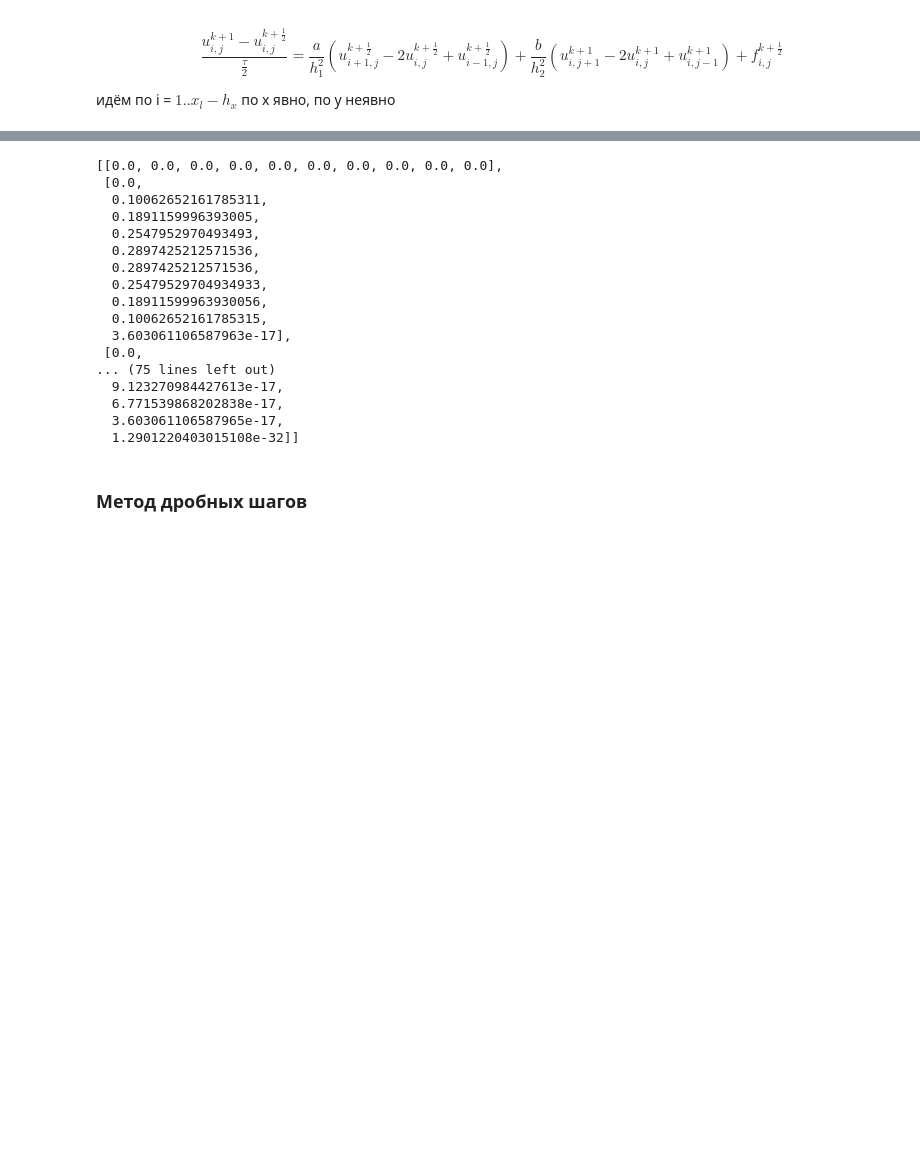
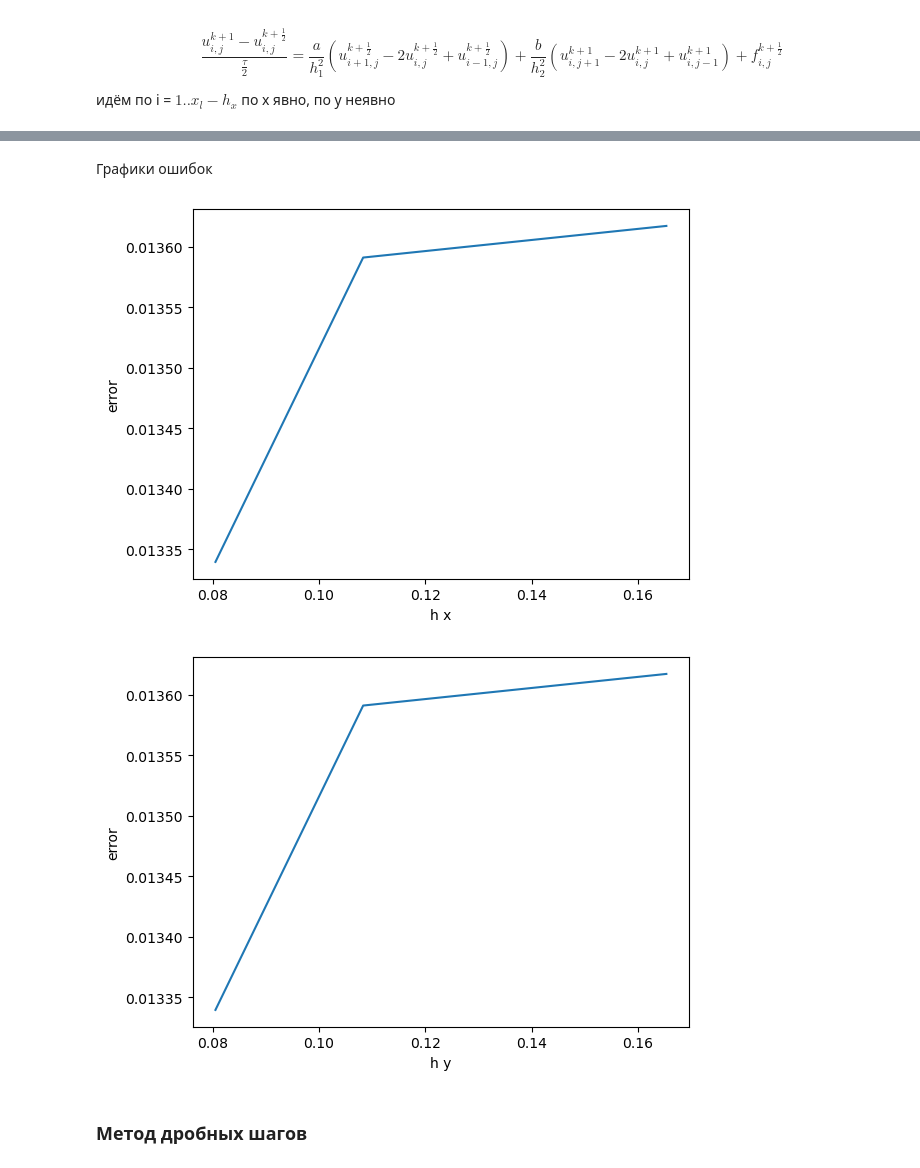
Before and after one commit to JRTitor/Numer2, a Jupyter notebook: lab4.ipynb, the cells around one changed output, grey strips where cells are left out. Saved outputs shown, nothing was run; the diff lists cells and outputs as text; code cells hidden in the pictures; blank space fills up the shorter version.

```diff
--- a/lab4.ipynb
+++ b/lab4.ipynb
@@ -73,28 +64,25 @@ def plot_graphs(new_X:list, new_T:list, found_U:list, U_true:list, s:str='') ->
 # %%
-'''
-I must fix dims HERE
-'''
-
 def local_error (U_my:list, U_true:list) -> float:
     return sum([(a - b) ** 2 for a, b in zip(U_my, U_true)]) / len(U_my)
 
-def get_error_array_with_h(N:list, x_left:float, x_right:float, y_left:float, y_right:float, a:float, b:float, c:float, d:float,
-                           find_u:typing.Callable, eps:float=0.1, omega:float=-10)  -> (list, list): # H, error
+def get_error_array_with_h(N:list, x_left:float, x_right:float, y_left:float, y_right:float, a:float, b:float,
+                           mu:float, find_u:typing.Callable,t_end:float=1)  -> (list, list): # H, error
 
 
     H_x = [x_right/(n - 1) for n in N]
     H_y = [y_right/(n - 1) for n in N]
-    ERROR = []
+    ERROR_X = []
+    ERROR_Y = []
     for n in N:
-        if omega == -10:
-            XX, YY, UU = find_u(x_left, x_right, y_left, y_right, a, b, c, d, eps=eps, n_x=n, n_y=n)
-        else:
-            XX, YY, UU = find_u(x_left, x_right, y_left, y_right, a, b, c, d=0, eps=eps, n_x=n, n_y=n, omega=omega)
-        U_true = real_U(XX, YY)
-        t = len(YY) // 2
-        ERROR.append(local_error(UU[t], U_true[t]))
+        XX, YY, TT, UU = find_u(x_left, x_right, y_left, y_right, a, b, mu, n_x=n, n_y=n, t_end=t_end)
+        U_true = real_U(XX, YY, TT)
+        t = len(TT) // 2
+        y = len(YY) // 2
+        x = len(XX) // 2
+        ERROR_X.append(local_error(UU[t][y], U_true[t][y]))
+        ERROR_Y.append(local_error(UU[t][:][x], U_true[t][:][x]))
 
-    return H_x, H_y ,ERROR
+    return H_x, H_y, ERROR_X, ERROR_Y
 # %%
 def h_error_plot(H:list, ERROR:list, s:str=' x') -> None:
     plt.plot(H, ERROR[::-1])
@@ -159,9 +133,9 @@ def border_conds(U_values:List[List[float]], X:List[float], Y:List[float], T:Lis
             U_values[k][-1][j] = phi_2(Y[j], T[k], mu=mu) * 2 * hx + U_values[k][-2][j]
 # %%
 def initial_T(U_values:List[List[float]], X:List[float], Y:List[float], mu:float) -> None:
-    for i in range(len(Y)):
+    for j in range(len(Y)):
         for i in range(len(X)):
-            U_values[0][i][j] = psi(X[j], Y[i], mu=mu)
+            U_values[0][j][j] = psi(X[i], Y[j], mu=mu)
 # %% [markdown]
 ### Метод переменных направлений
 # %% [markdown]
@@ -271,21 +234 @@ UU[-1]
-# %%
-U_true[-1]
-# %% [output]
-[[0.0, 0.0, 0.0, 0.0, 0.0, 0.0, 0.0, 0.0, 0.0, 0.0],
- [0.0,
-  0.10062652161785311,
-  0.1891159996393005,
-  0.2547952970493493,
-  0.2897425212571536,
-  0.2897425212571536,
-  0.25479529704934933,
-  0.18911599963930056,
-  0.10062652161785315,
-  3.603061106587963e-17],
- [0.0,
-... (75 lines left out)
-  9.123270984427613e-17,
-  6.771539868202838e-17,
-  3.603061106587965e-17,
-  1.2901220403015108e-32]]
 # %%
@@ -294,3 +241,14 @@ fig.show()
+# %% [markdown]
+Графики ошибок
+# %%
+N = [20, 30, 40]
+H_X, H_Y, ERROR_X, ERROR_Y = get_error_array_with_h(N, x_left, x_right, y_left, y_right, a, b, mu, find_u=changing_directions)
+# %%
+h_error_plot(H_X, ERROR_X)
+h_error_plot(H_Y, ERROR_Y, s=' y')
+# %% [output]
+[figure, added]
+[figure, added]
 # %% [markdown]
 ### Метод дробных шагов
 # %% [markdown]
```
Also changed, not shown: parts of 22 cells of this notebook, 3 other files.
